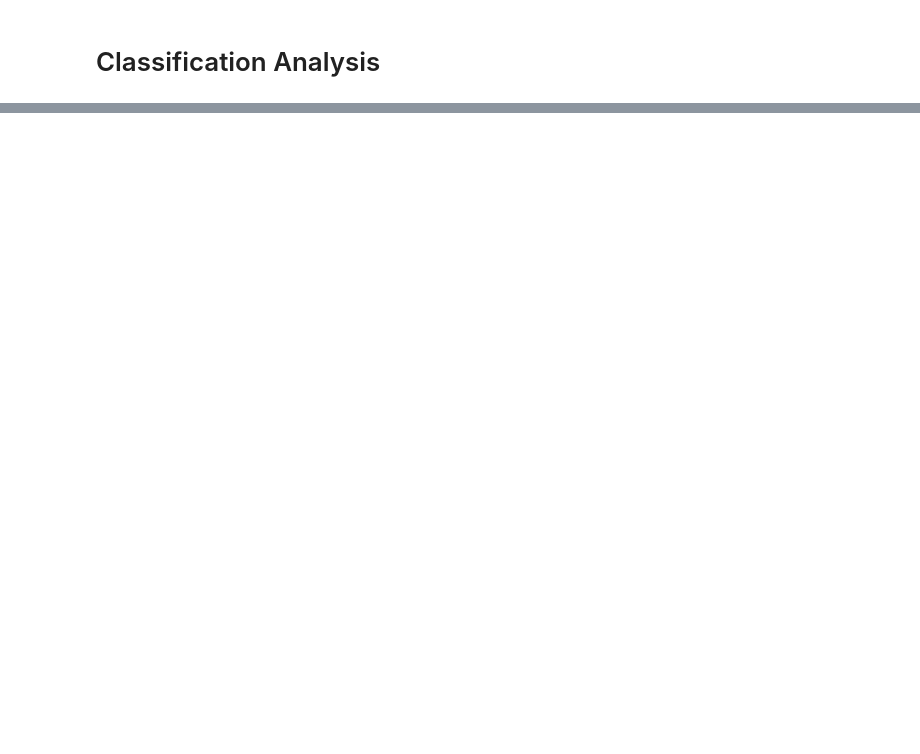
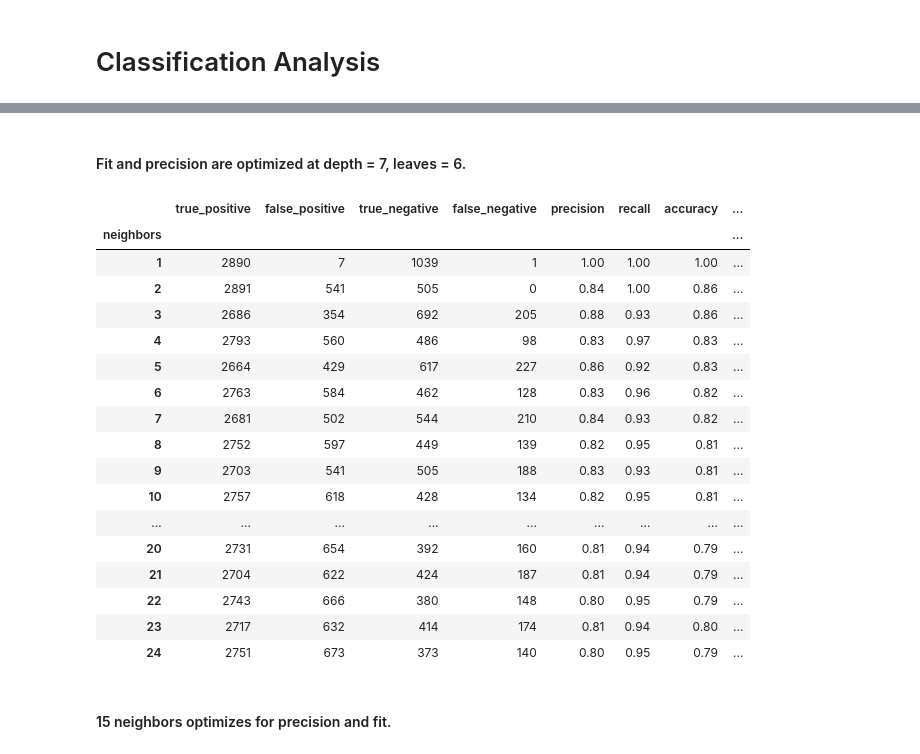
Before and after one commit to Miller-Ryan-1/telco-churn-project, a Jupyter notebook: telco_workbook.ipynb, the cells around one changed output, grey strips where cells are left out. Saved outputs shown, nothing was run; the diff lists cells and outputs as text; code cells hidden in the pictures; blank space fills up the shorter version.

```diff
--- a/telco_workbook.ipynb
+++ b/telco_workbook.ipynb
@@ -404,0 +357,49 @@ for col in df_train_cat_vars:
+# %% [markdown]
+#### Fit and precision are optimized at depth = 7, leaves = 6.
+# %%
+from sklearn.neighbors import KNeighborsClassifier
+# knn with multiple hypers
+knn_metrics = []
+
+for i in range(1,25):
+    knn = KNeighborsClassifier(n_neighbors = i)
+
+# Fit the model (on train)
+    knn = knn.fit(X_train, y_train)
+    in_sample = knn.score(X_train, y_train)
+    y_pred = knn.predict(X_train)
+
+# Add to matrix_results_2d which is the report we'll look at
+    result = pd.DataFrame(confusion_matrix(y_train, y_pred))
+    results = matrix_result_2d(result)
+    results['neighbors'] = i
+
+# Do a quick validation fit and score just to see how the change in each hyperparameter effects overfit
+    out_of_sample = knn.score(X_validate, y_validate)
+    results['fit'] = in_sample - out_of_sample
+
+    knn_metrics.append(results)
+
+df_knn_results = pd.DataFrame(knn_metrics).round(2).set_index('neighbors')
+df_knn_results
+# %% [output]
+|  | true_positive | false_positive | true_negative | false_negative | precision | recall | accuracy | ... |
+| neighbors |  |  |  |  |  |  |  | ... |
+| 1 | 2890 | 7 | 1039 | 1 | 1.00 | 1.00 | 1.00 | ... |
+| 2 | 2891 | 541 | 505 | 0 | 0.84 | 1.00 | 0.86 | ... |
+| 3 | 2686 | 354 | 692 | 205 | 0.88 | 0.93 | 0.86 | ... |
+| 4 | 2793 | 560 | 486 | 98 | 0.83 | 0.97 | 0.83 | ... |
+| 5 | 2664 | 429 | 617 | 227 | 0.86 | 0.92 | 0.83 | ... |
+| 6 | 2763 | 584 | 462 | 128 | 0.83 | 0.96 | 0.82 | ... |
+| 7 | 2681 | 502 | 544 | 210 | 0.84 | 0.93 | 0.82 | ... |
+| 8 | 2752 | 597 | 449 | 139 | 0.82 | 0.95 | 0.81 | ... |
+| 9 | 2703 | 541 | 505 | 188 | 0.83 | 0.93 | 0.81 | ... |
+| 10 | 2757 | 618 | 428 | 134 | 0.82 | 0.95 | 0.81 | ... |
+| ... | ... | ... | ... | ... | ... | ... | ... | ... |
+| 20 | 2731 | 654 | 392 | 160 | 0.81 | 0.94 | 0.79 | ... |
+| 21 | 2704 | 622 | 424 | 187 | 0.81 | 0.94 | 0.79 | ... |
+| 22 | 2743 | 666 | 380 | 148 | 0.80 | 0.95 | 0.79 | ... |
+| 23 | 2717 | 632 | 414 | 174 | 0.81 | 0.94 | 0.80 | ... |
+| 24 | 2751 | 673 | 373 | 140 | 0.80 | 0.95 | 0.79 | ... |
+# %% [markdown]
+#### 15 neighbors optimizes for precision and fit.
```
Also changed, not shown: parts of 16 cells of this notebook, 4 other files.
